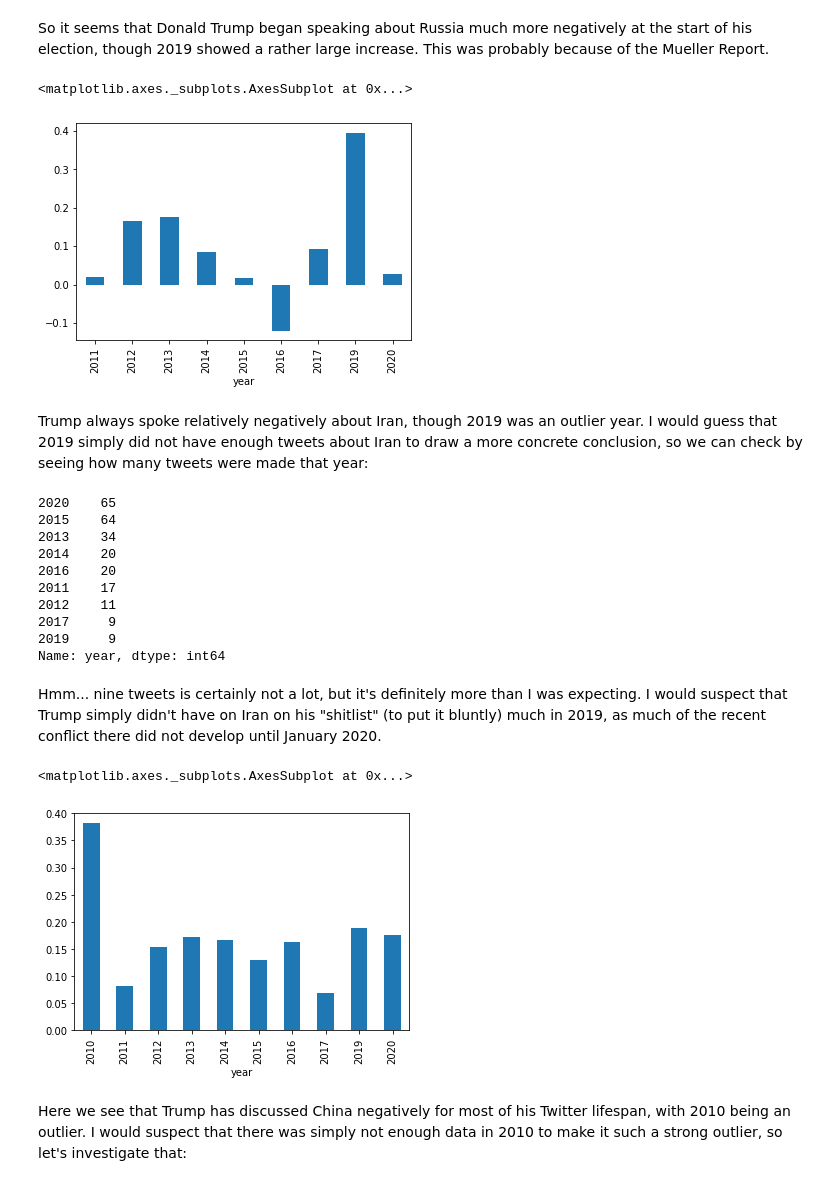
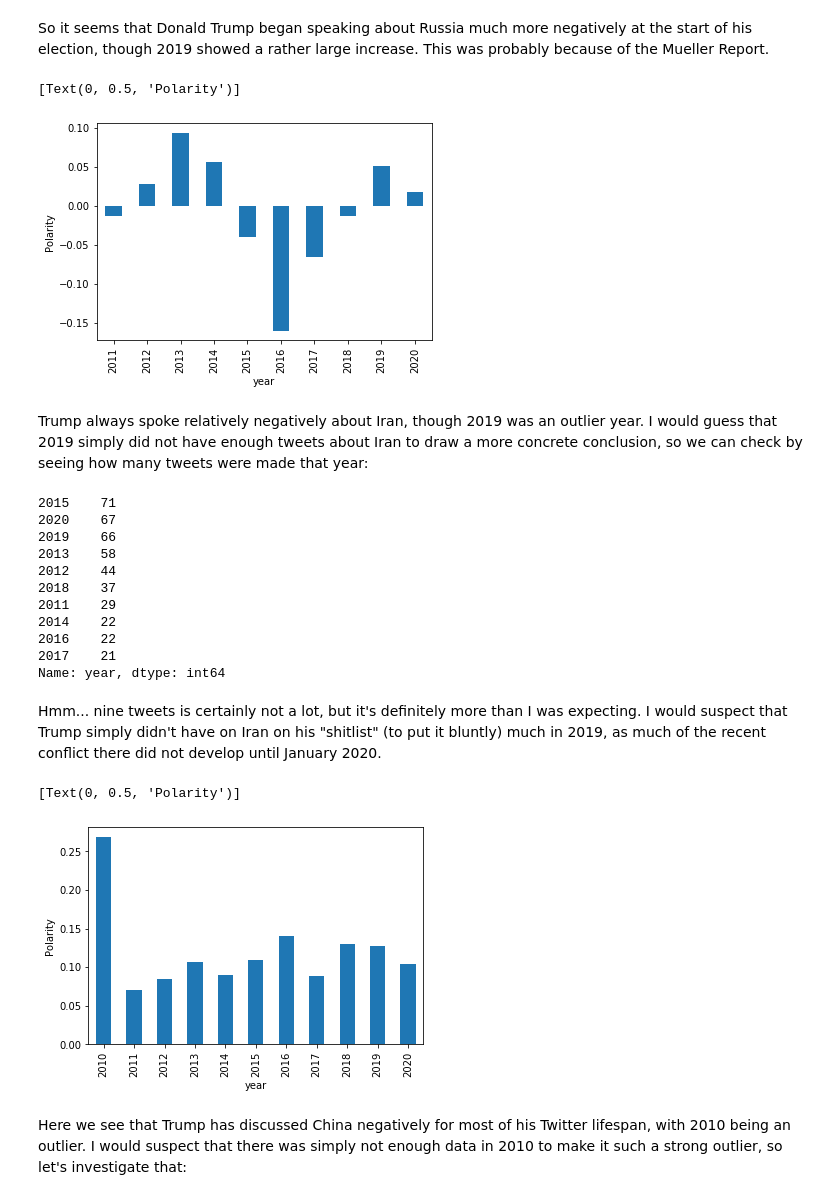
Before and after one commit to Data-Science-for-Linguists-2020/Sentiment-Analysis-of-Trump-Tweets, a Jupyter notebook: code/project_code.ipynb, the cells around one changed output. Cells and saved outputs as stored; diff of their text form; code cells hidden in the pictures.

```diff
--- a/code/project_code.ipynb
+++ b/code/project_code.ipynb
@@ -26,7 +26,13 @@ The first effort of data processing will go towards creating the dataframe that
 The first step is to read the .csv file into a pandas dataframe:
 # %%
 #read tweet information into dataframe
-tweets = pd.read_csv('../data/tweets.csv')
+#headers = ['source', 'text', 'created_at', 'retweet_count', 'favorite_count', 'is_retweet', 'id_str']
+dtypes = {'source': 'str', 'text': 'str', 'created_at': 'str', 'retweet_count': 'float', 'id_str': 'str'}
+tweets = pd.read_csv('../data/tweets3.csv', dtype=dtypes)
+
+#file contains null values
+tweets['favorite_count'] = pd.to_numeric(tweets['favorite_count'], errors='coerce')
+tweets = tweets.dropna()
 tweets.head() #preview the df
 # %% [output]
 |  | source | text | created_at | retweet_count | favorite_count | is_retweet | id_str |
@@ -457,34 +475,35 @@ tweets[russia]['polarity'].groupby(tweets['year']).mean().plot(kind='bar')
 So it seems that Donald Trump began speaking about Russia much more negatively at the start of his election, though 2019 showed a rather large increase. This was probably because of the Mueller Report.
 # %%
 #show bar graph of average polarity for tweets pertaining to iran
-tweets[iran]['polarity'].groupby(tweets['year']).mean().plot(kind='bar')
+tweets[iran]['polarity'].groupby(tweets['year']).mean().plot(kind='bar').set(ylabel='Polarity')
 # %% [output]
-<matplotlib.axes._subplots.AxesSubplot at 0x...>
+[Text(0, 0.5, 'Polarity')]
-[figure, old version]
+[figure, new version]
 # %% [markdown]
 Trump always spoke relatively negatively about Iran, though 2019 was an outlier year. I would guess that 2019 simply did not have enough tweets about Iran to draw a more concrete conclusion, so we can check by seeing how many tweets were made that year:
 # %%
 #print number of tweets by year for iran subset
 tweets[iran]['year'].value_counts()
 # %% [output]
-2020    65
-2015    64
-2013    34
-2014    20
-2016    20
-2011    17
-2012    11
-2017     9
-2019     9
+2015    71
+2020    67
+2019    66
+2013    58
+2012    44
+2018    37
+2011    29
+2014    22
+2016    22
+2017    21
 Name: year, dtype: int64
 # %% [markdown]
 Hmm... nine tweets is certainly not a lot, but it's definitely more than I was expecting. I would suspect that Trump simply didn't have on Iran on his "shitlist" (to put it bluntly) much in 2019, as much of the recent conflict there did not develop until January 2020.
 # %%
-#show bar graph of average polarity for tweets pertaining to north korea
-tweets[china]['polarity'].groupby(tweets['year']).mean().plot(kind='bar')
+#show bar graph of average polarity for tweets pertaining to China
+tweets[china]['polarity'].groupby(tweets['year']).mean().plot(kind='bar').set(ylabel='Polarity')
 # %% [output]
-<matplotlib.axes._subplots.AxesSubplot at 0x...>
+[Text(0, 0.5, 'Polarity')]
-[figure, old version]
+[figure, new version]
 # %% [markdown]
 Here we see that Trump has discussed China negatively for most of his Twitter lifespan, with 2010 being an outlier. I would suspect that there was simply not enough data in 2010 to make it such a strong outlier, so let's investigate that:
 # %%
```
Also changed, not shown: parts of 31 cells of this notebook, 7 other files.
